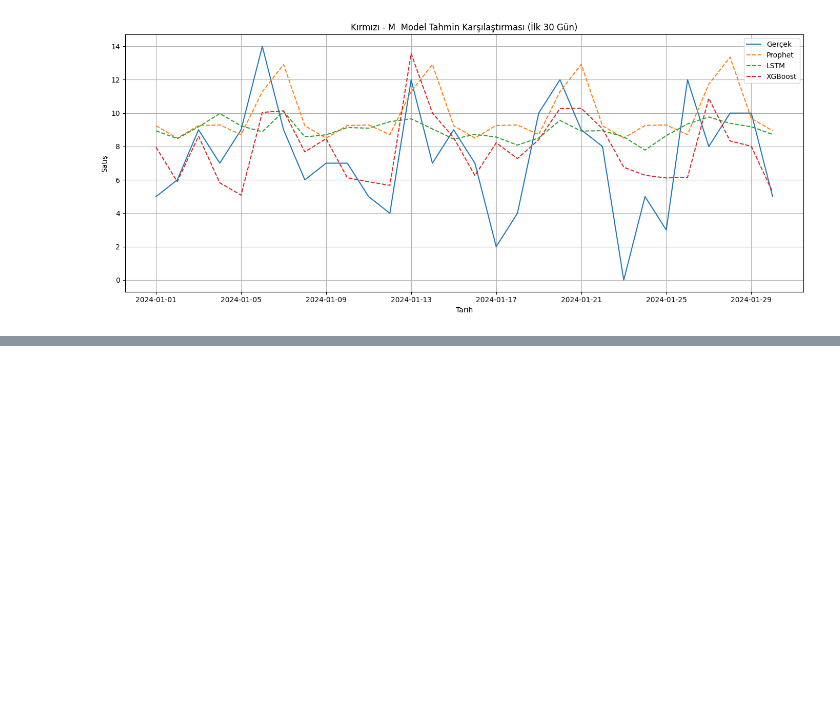
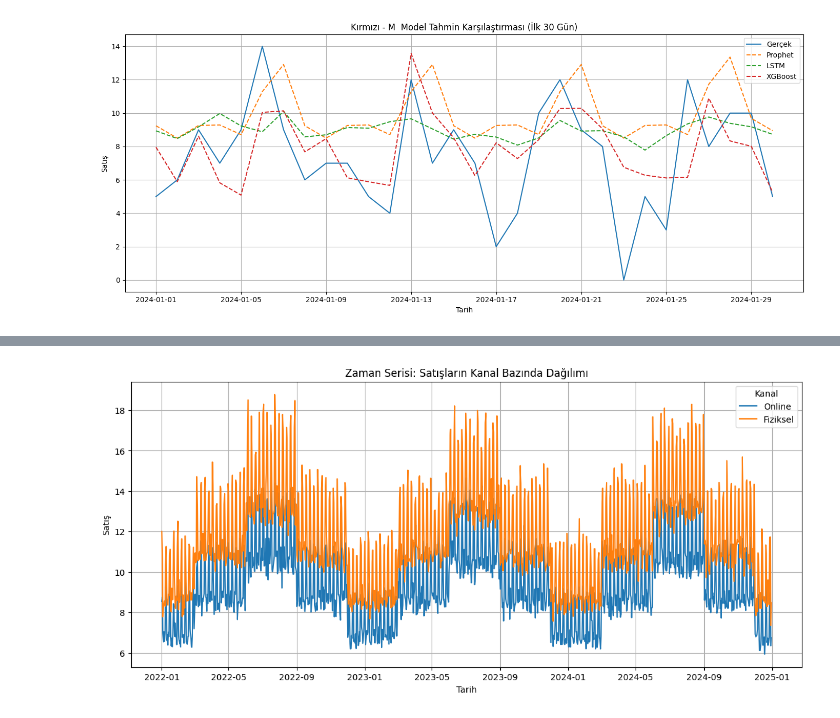
Before and after one commit to nhatipoglu/StockAgentExample, a Jupyter notebook: 01_create_data_models.ipynb, the cells around one changed output, grey strips where cells are left out. Drawn from its saved outputs; the diff is of its cells as text; code cells hidden in the pictures; blank space fills up the shorter version.

```diff
--- a/01_create_data_models.ipynb
+++ b/01_create_data_models.ipynb
@@ -692,0 +696,92 @@ plt.show()
+# %%
+import matplotlib.pyplot as plt
+import seaborn as sns
+import pandas as pd
+import numpy as np
+
+# === 1. VERİLERİ YÜKLE ===
+sales_data = pd.read_csv(f'{DATA_PATH}/sales_data_v2_with_campaigns.csv', parse_dates=['date'])
+
+# === 2. SATIŞLARIN ZAMAN SERİSİ GRAFİĞİ ===
+plt.figure(figsize=(14, 6))
+sns.lineplot(data=sales_data, x='date', y='sales', hue='channel', ci=None)
+plt.title('Zaman Serisi: Satışların Kanal Bazında Dağılımı')
+plt.xlabel('Tarih')
+plt.ylabel('Satış')
+plt.legend(title='Kanal')
+plt.grid(True)
+plt.show()
+
+# === 3. KATEGORİK DAĞILIM ===
+plt.figure(figsize=(10, 6))
+sns.countplot(data=sales_data, x='category', order=sales_data['category'].value_counts().index, palette='viridis')
+plt.title('Kategori Bazında Ürün Dağılımı')
+plt.xlabel('Kategori')
+plt.ylabel('Ürün Sayısı')
+plt.xticks(rotation=45)
+plt.show()
+
+# === 4. SEZONLUK ETKİLER ===
+sales_data['month'] = sales_data['date'].dt.month
+monthly_sales = sales_data.groupby('month')['sales'].sum().reset_index()
+plt.figure(figsize=(10, 6))
+sns.barplot(data=monthly_sales, x='month', y='sales', palette='coolwarm')
+plt.title('Aylık Toplam Satışlar')
+plt.xlabel('Ay')
+plt.ylabel('Toplam Satış')
+plt.grid(True)
+plt.show()
+
+# === 5. KAMPANYA ETKİSİ ===
+plt.figure(figsize=(10, 6))
+sns.boxplot(data=sales_data, x='is_campaign', y='sales', palette='Set2')
+plt.title('Kampanya Etkisi: Satışların Dağılımı')
+plt.xlabel('Kampanya Durumu (0: Yok, 1: Var)')
+plt.ylabel('Satış')
+plt.grid(True)
+plt.show()
+
+# === 6. GRAFİKLERİ DIŞA AKTAR ===
+# Zaman Serisi Grafiği
+plt.figure(figsize=(14, 6))
+sns.lineplot(data=sales_data, x='date', y='sales', hue='channel', ci=None)
+plt.title('Zaman Serisi: Satışların Kanal Bazında Dağılımı')
+plt.xlabel('Tarih')
+plt.ylabel('Satış')
+plt.legend(title='Kanal')
+plt.grid(True)
+plt.savefig("/home/nuh/Desktop/StockAgentExample/results/time_series_sales_by_channel.png")
+plt.close()
+
+# Kategorik Dağılım Grafiği
+plt.figure(figsize=(10, 6))
+sns.countplot(data=sales_data, x='category', order=sales_data['category'].value_counts().index, palette='viridis')
+plt.title('Kategori Bazında Ürün Dağılımı')
+plt.xlabel('Kategori')
+plt.ylabel('Ürün Sayısı')
+plt.xticks(rotation=45)
+plt.savefig("/home/nuh/Desktop/StockAgentExample/results/category_distribution.png")
+plt.close()
+
+# Aylık Toplam Satışlar Grafiği
+plt.figure(figsize=(10, 6))
+sales_data['month'] = sales_data['date'].dt.month
+monthly_sales = sales_data.groupby('month')['sales'].sum().reset_index()
+sns.barplot(data=monthly_sales, x='month', y='sales', palette='coolwarm')
+plt.title('Aylık Toplam Satışlar')
+plt.xlabel('Ay')
+plt.ylabel('Toplam Satış')
+plt.grid(True)
+plt.savefig("/home/nuh/Desktop/StockAgentExample/results/monthly_total_sales.png")
+plt.close()
+
+# Kampanya Etkisi Grafiği
+plt.figure(figsize=(10, 6))
+sns.boxplot(data=sales_data, x='is_campaign', y='sales', palette='Set2')
+plt.title('Kampanya Etkisi: Satışların Dağılımı')
+plt.xlabel('Kampanya Durumu (0: Yok, 1: Var)')
+plt.ylabel('Satış')
+plt.grid(True)
+plt.savefig("/home/nuh/Desktop/StockAgentExample/results/campaign_effect_on_sales.png")
+plt.close()
+# %% [output]
@@ -692,0 +791 @@ plt.show()
+[figure, added]
```
Also changed, not shown: parts of 2 cells of this notebook, 16 other files.
